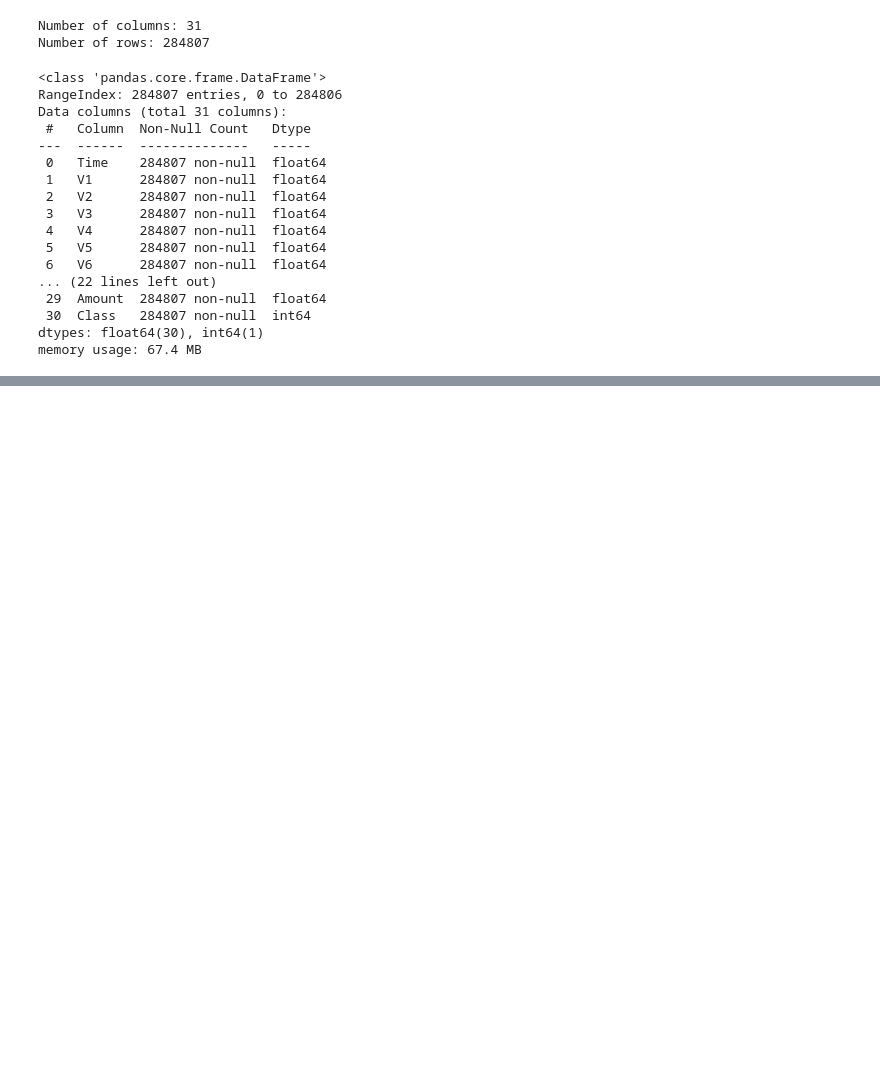
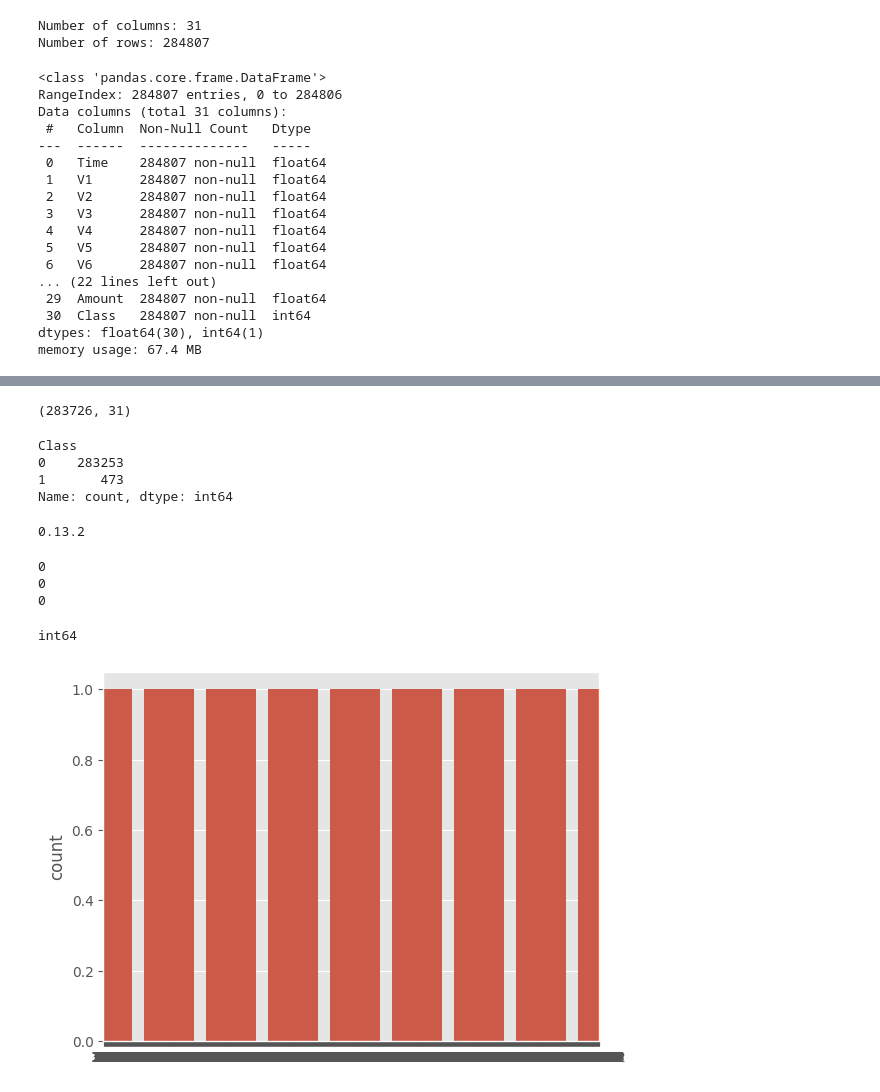
Before and after one commit to mwilko/FraudSweeper, a Jupyter notebook: Credit Card Fraud Detection.ipynb, the cells around one changed output, grey strips where cells are left out. Drawn from its saved outputs; the diff is of its cells as text; code cells hidden in the pictures; blank space fills up the shorter version.

```diff
--- a/Credit Card Fraud Detection.ipynb
+++ b/Credit Card Fraud Detection.ipynb
@@ -55,0 +78,4 @@ memory usage: 67.4 MB
+# %%
+sc = StandardScaler()
+# %%
+data["Amount"] = sc.fit_transform(pd.DataFrame(data["Amount"]))
@@ -55,0 +131,38 @@ memory usage: 67.4 MB
+# %%
+data = data.drop_duplicates()
+# %%
+data.shape
+# %% [output]
+(283726, 31)
+# %%
+data['Class'].value_counts()
+# %% [output]
+Class
+0    283253
+1       473
+Name: count, dtype: int64
+# %%
+import seaborn as sns
+import matplotlib.pyplot as plt
+plt.style.use('ggplot')
+print(sns.__version__)
+# %% [output]
+0.13.2
+# %%
+print(data['Class'].isnull().sum())  # Check for NaNs
+print((data['Class'] == float('inf')).sum())  # Check for infinities
+print((data['Class'] == float('-inf')).sum())  # Check for negative infinities
+# %% [output]
+0
+0
+0
+# %%
+print(data['Class'].dtype)
+# %% [output]
+int64
+# %%
+sample_data = data.sample(n=1000)  # Small sample size for testing
+sns.countplot(sample_data['Class'])
+plt.show()
+# %% [output]
+[figure, added]
```
Also changed, not shown: parts of 40 cells of this notebook, 1 other file.
